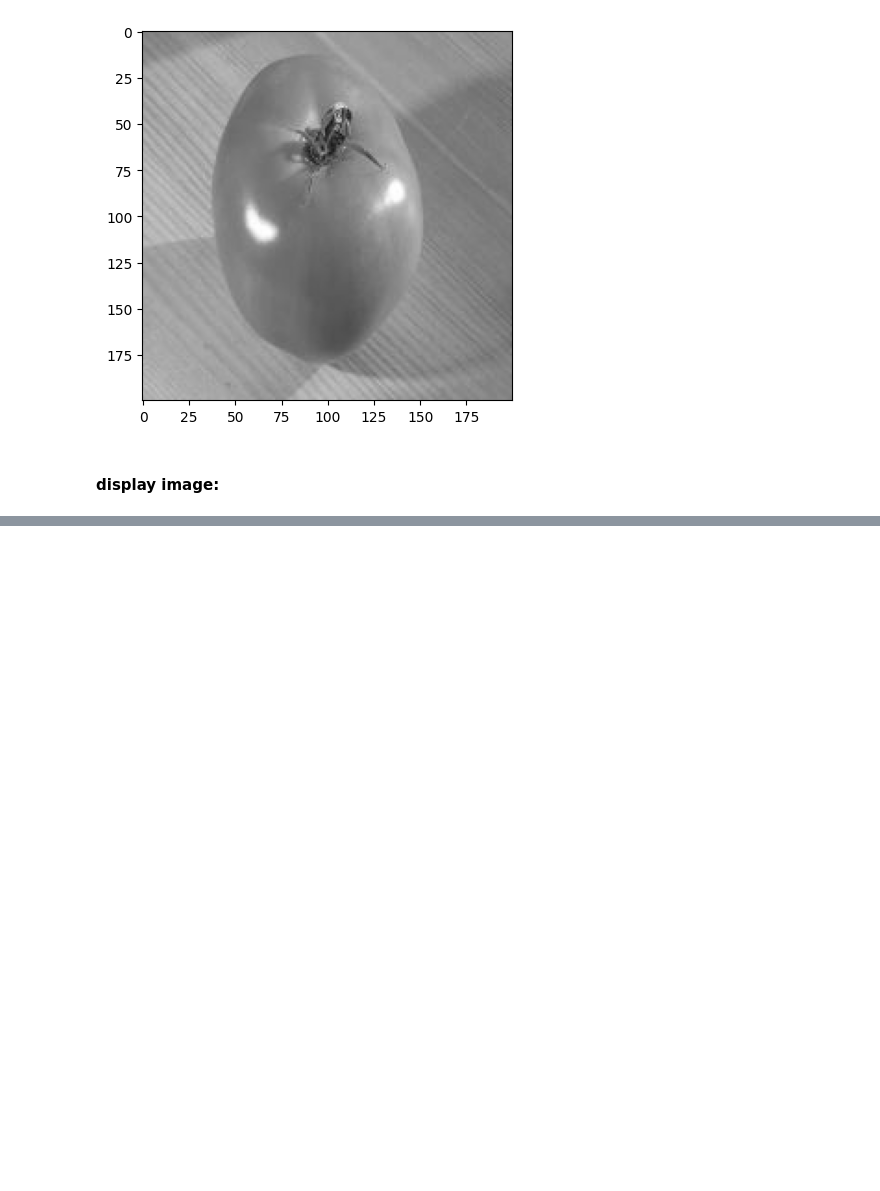
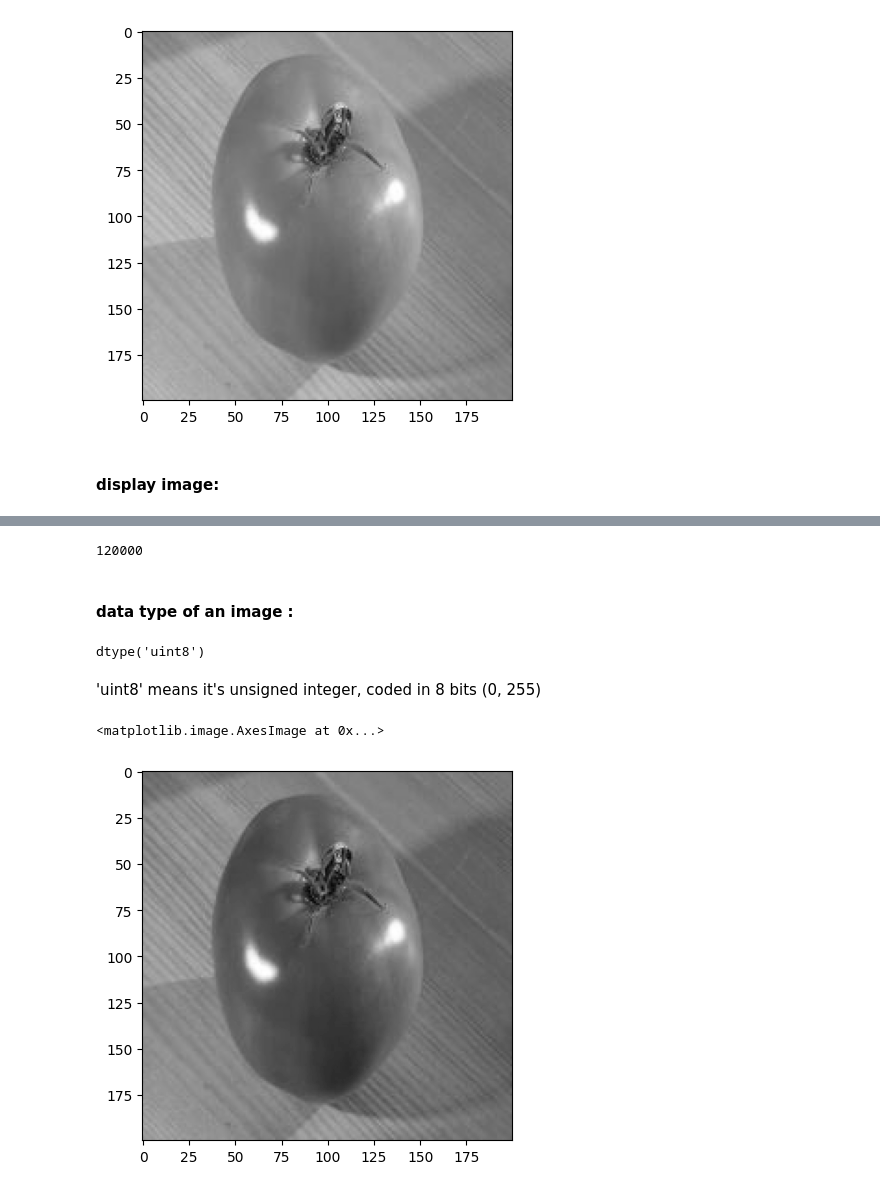
Before and after one commit to JamorMoussa/TP-2IA, a Jupyter notebook: TImg/TP1/TP2.ipynb, the cells around one changed output, grey strips where cells are left out. Drawn from its saved outputs; the diff is of its cells as text; code cells hidden in the pictures; blank space fills up the shorter version.

```diff
--- a/TImg/TP1/TP2.ipynb
+++ b/TImg/TP1/TP2.ipynb
@@ -28,0 +48,19 @@ cv2.imshow("window", img)
+# %%
+img.size
+# %% [output]
+120000
+# %% [markdown]
+#### data type of an image :
+# %%
+img.dtype
+# %% [output]
+dtype('uint8')
+# %% [markdown]
+'uint8' means it's unsigned integer, coded in 8 bits (0, 255)
+# %%
+img_g = cv2.cvtColor(img, cv2.COLOR_RGB2GRAY)
+# %%
+plt.imshow(img_g, cmap="gray")
+# %% [output]
+<matplotlib.image.AxesImage at 0x...>
+[figure, added]
```
Also changed, not shown: parts of 9 cells of this notebook, 1 other file.
